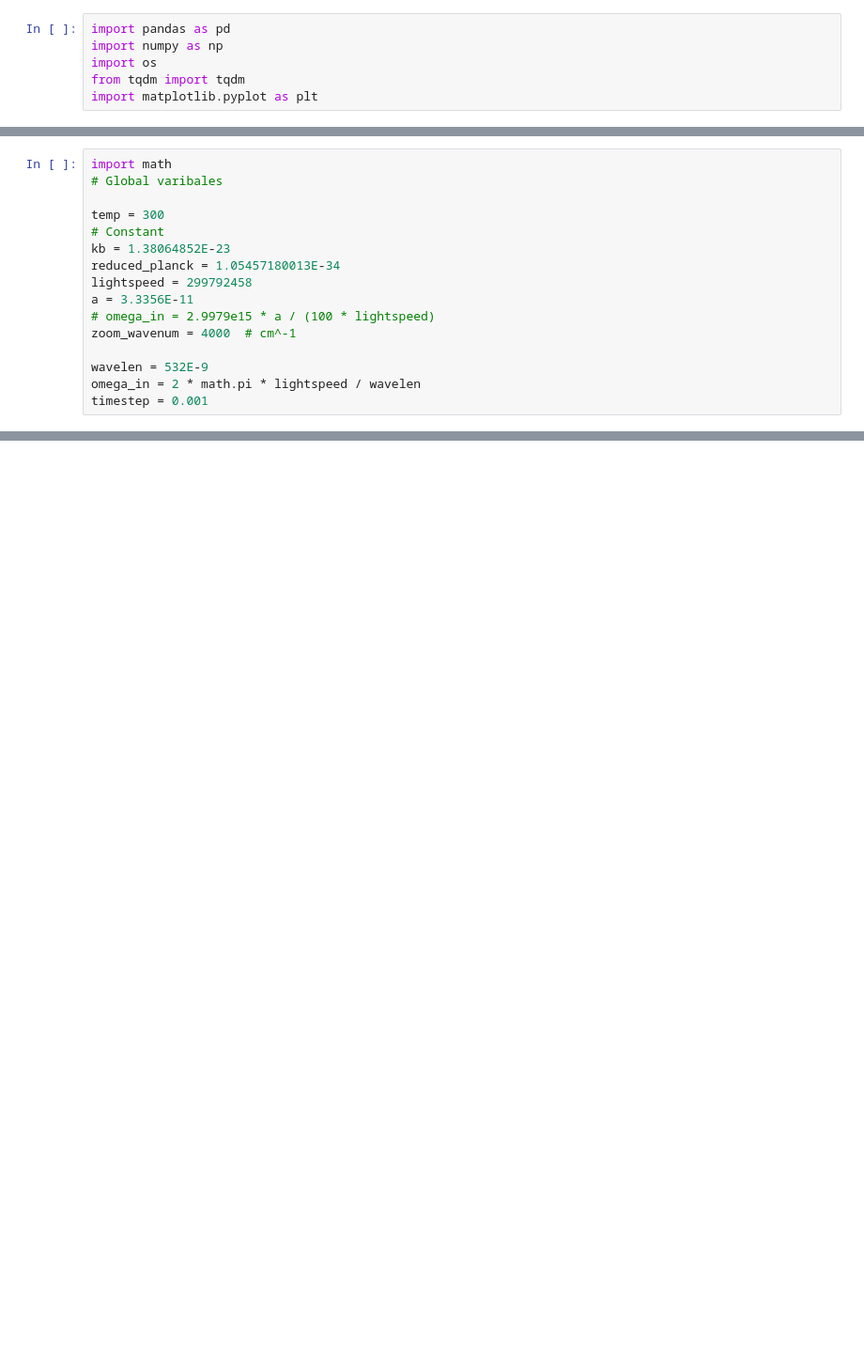
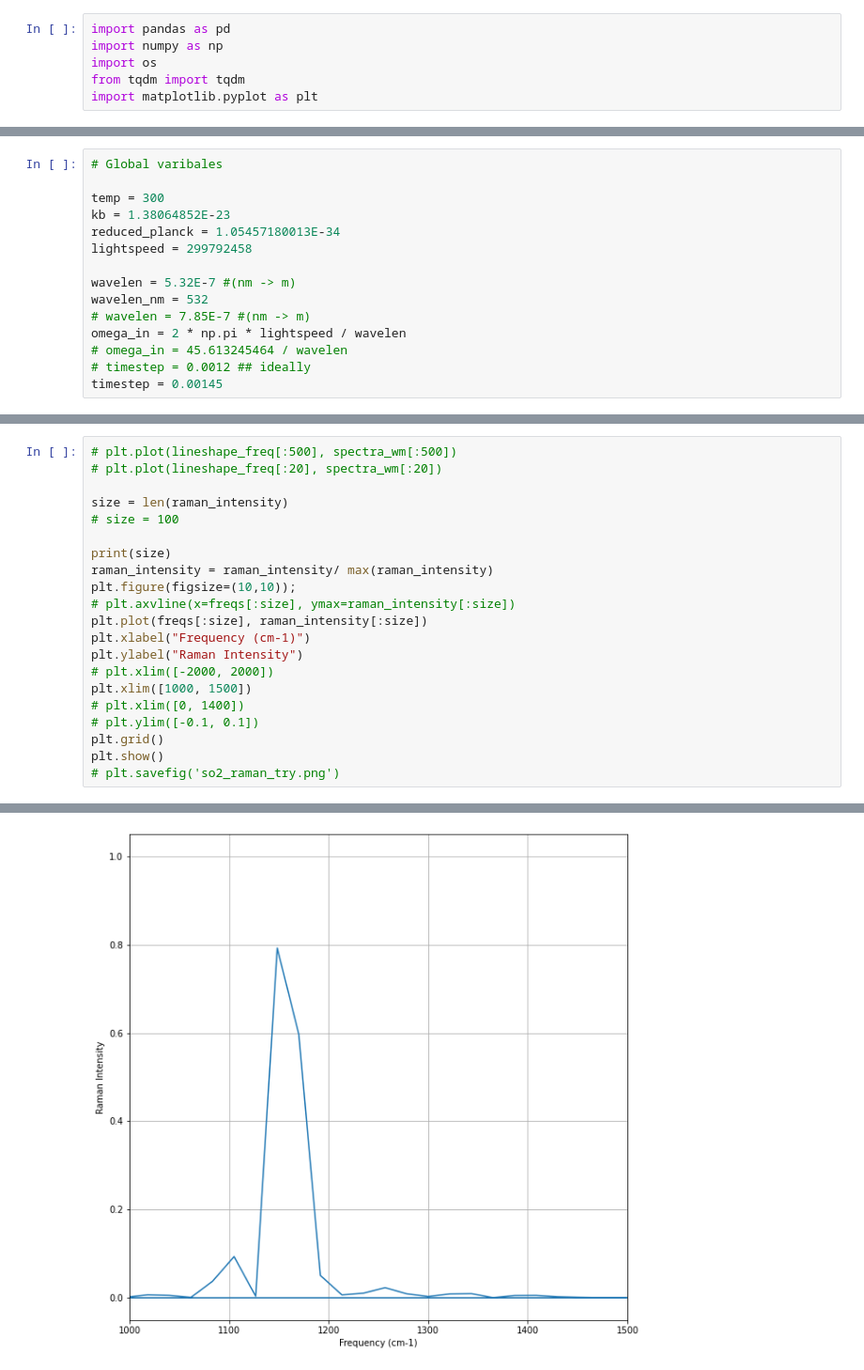
Before and after one commit to Protolaw/polyspec, a Jupyter notebook: notebooks/autocorr.ipynb, the cells around one changed output, grey strips where cells are left out. Shown at 94% size. Drawn from its saved outputs; the diff is of its cells as text; blank space fills up the shorter version.

```diff
--- a/notebooks/autocorr.ipynb
+++ b/notebooks/autocorr.ipynb
@@ -134,16 +158,15 @@ plt.show()
 # %%
-import math
 # Global varibales
 
 temp = 300
-# Constant
 kb = 1.38064852E-23
 reduced_planck = 1.05457180013E-34
 lightspeed = 299792458
-a = 3.3356E-11
-# omega_in = 2.9979e15 * a / (100 * lightspeed)
-zoom_wavenum = 4000  # cm^-1
 
-wavelen = 532E-9
-omega_in = 2 * math.pi * lightspeed / wavelen
-timestep = 0.001
+wavelen = 5.32E-7 #(nm -> m)
+wavelen_nm = 532
+# wavelen = 7.85E-7 #(nm -> m)
+omega_in = 2 * np.pi * lightspeed / wavelen
+# omega_in = 45.613245464 / wavelen
+# timestep = 0.0012 ## ideally
+timestep = 0.00145
@@ -437,0 +254,22 @@ IndexError: boolean index did not match indexed array along dimension 0; dimensi
+# %%
+# plt.plot(lineshape_freq[:500], spectra_wm[:500])
+# plt.plot(lineshape_freq[:20], spectra_wm[:20])
+
+size = len(raman_intensity)
+# size = 100
+
+print(size)
+raman_intensity = raman_intensity/ max(raman_intensity)
+plt.figure(figsize=(10,10));
+# plt.axvline(x=freqs[:size], ymax=raman_intensity[:size])
+plt.plot(freqs[:size], raman_intensity[:size])
+plt.xlabel("Frequency (cm-1)")
+plt.ylabel("Raman Intensity")
+# plt.xlim([-2000, 2000])
+plt.xlim([1000, 1500])
+# plt.xlim([0, 1400])
+# plt.ylim([-0.1, 0.1])
+plt.grid()
+plt.show()
+# plt.savefig('so2_raman_try.png')
+# %% [output]
@@ -437,0 +277 @@ IndexError: boolean index did not match indexed array along dimension 0; dimensi
+[figure, added]
```
Also changed, not shown: parts of 80 cells of this notebook, 2 other files.
